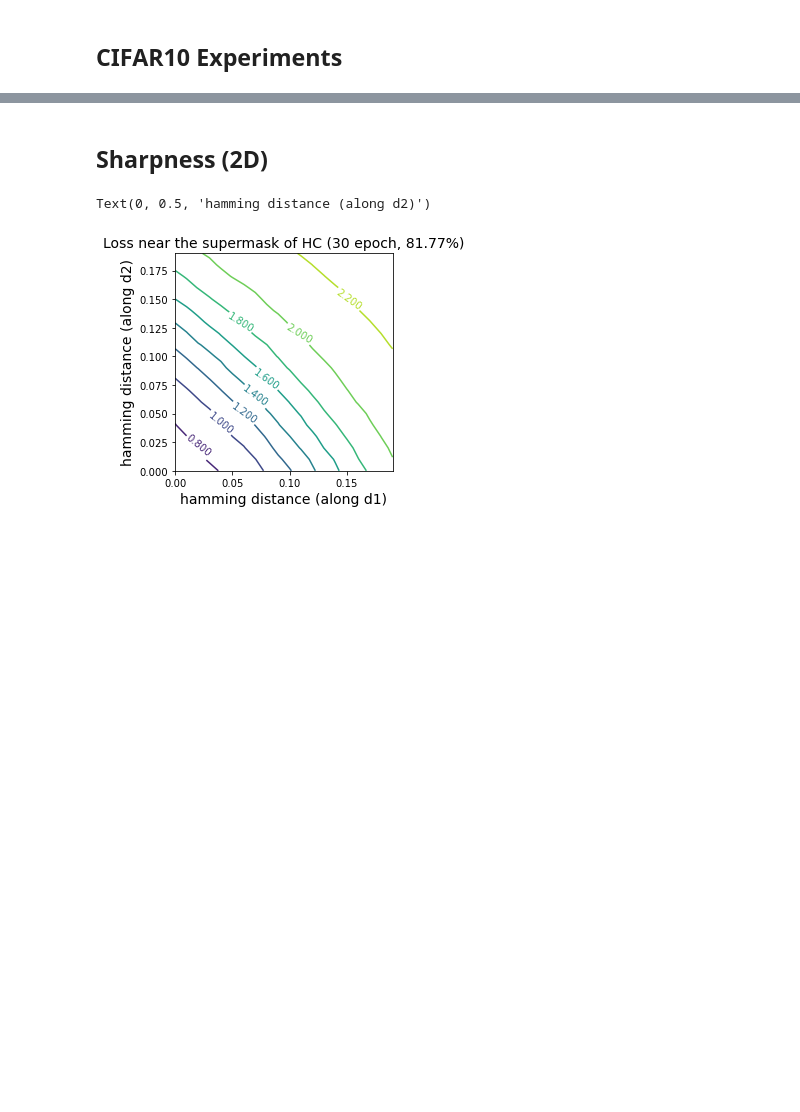
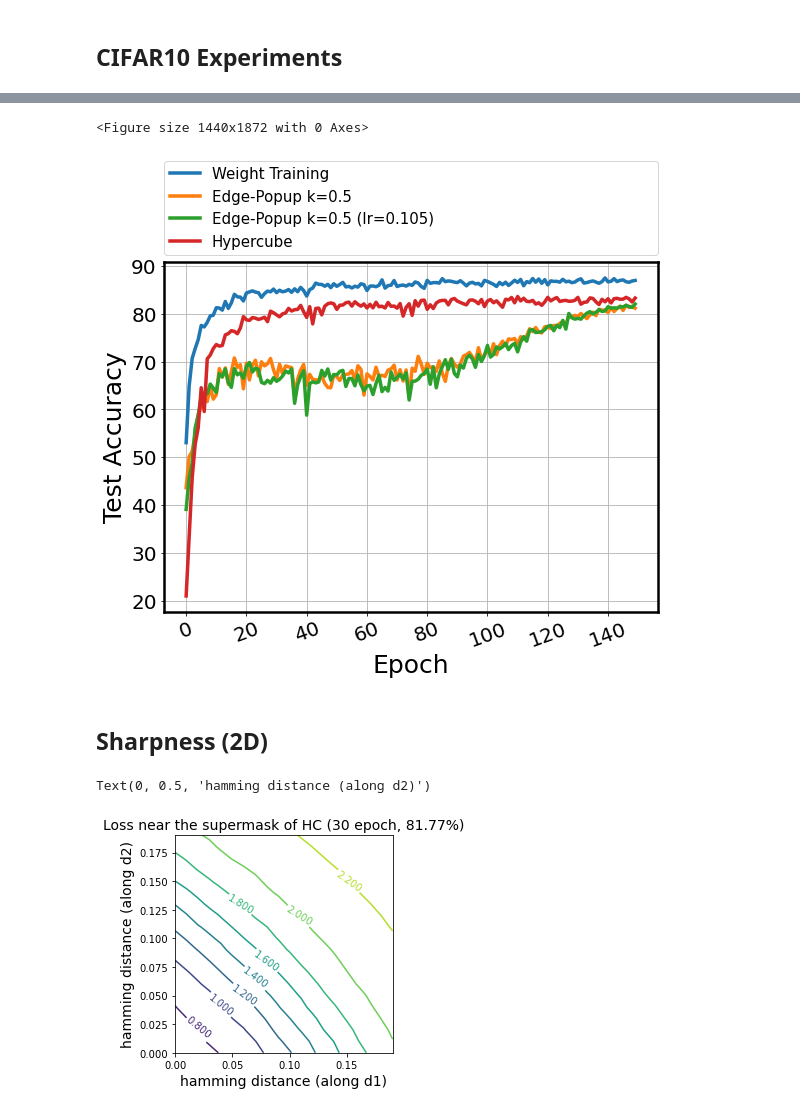
Before and after one commit to ksreenivasan/pruning_is_enough, a Jupyter notebook: plotting_things.ipynb, the cells around one changed output, grey strips where cells are left out. Saved outputs shown, nothing was run; the diff lists cells and outputs as text; code cells hidden in the pictures; blank space fills up the shorter version.

Commit message:
old plot

```diff
--- a/plotting_things.ipynb
+++ b/plotting_things.ipynb
@@ -255,7 +255,10 @@ df_weight_train = pd.read_csv("results/results_acc_weight_training_CIFAR10_train
 df_weight_train.columns = ["epoch", "test_acc", "sparsity"]
 df_ep = pd.read_csv("results/results_acc_pruning_CIFAR10_ep_sgd.csv")
 df_ep2 = pd.read_csv("results/results_acc_pruning_CIFAR10_ep_sgd_105.csv")
+df_hc = pd.read_csv("results/results_acc_pruning_CIFAR10_hc.csv")
 
-df_list = [df_weight_train, df_ep, df_ep2]
+
+
+df_list = [df_weight_train, df_ep, df_ep2, df_hc]
 
 df_ep.head() # just to make sure it looks fine
@@ -285,33 +295,39 @@ observation_window = 500
 df_weight_train[:observation_window].plot(x='epoch', y='test_acc_smooth', linestyle='-',
                               ax=ax, linewidth=3.5, color="C0", markersize=20, markevery=1,
                               label=r"Weight Training")
 
 df_ep[:observation_window].plot(x='epoch', y='test_acc_smooth', linestyle='-',
                               ax=ax, linewidth=3.5, color="C1", markersize=20, markevery=1,
                               label=r"Edge-Popup k=0.5")
 
 df_ep2[:observation_window].plot(x='epoch', y='test_acc_smooth', linestyle='-',
                               ax=ax, linewidth=3.5, color="C2", markersize=20, markevery=1,
                               label=r"Edge-Popup k=0.5 (lr=0.105)")
 
+df_hc[:observation_window].plot(x='epoch', y='test_acc_smooth', linestyle='-',
+                              ax=ax, linewidth=3.5, color="C3", markersize=20, markevery=1,
+                              label=r"Hypercube")
 
 
 plt.xlabel("Epoch",fontsize=25)
 plt.ylabel("Test Accuracy",fontsize=25)
 plt.xticks(size=20, rotation=20)
 plt.yticks(size=20)
 #plt.ylim(60, 90)
 #plt.xlim(-1, 80)
 legend_properties = {'size':15}
 ax.xaxis.get_offset_text().set_fontsize(15)
 ax.xaxis.get_offset_text().set_weight('bold')
 #ax.legend(prop=legend_properties)
 ax.legend(bbox_to_anchor=(0., 1.02, 1., .102), loc='lower left',
            ncol=1, mode="expand", borderaxespad=0., prop=legend_properties)
 #ax.legend(bbox_to_anchor=(1.05, 1), loc='upper left', borderaxespad=0., prop=legend_properties)
 plt.grid()
 plt.tight_layout()
 plt.savefig("pruning_acc_comparison_cifar10.pdf", format='pdf', dpi=600, bbox_inches='tight', pad_inches=0.05)
+# %% [output]
+<Figure size 1440x1872 with 0 Axes>
+[figure, added]
 # %% [markdown]
 ## Sharpness  (2D)
 # %%
```
Also changed, not shown: parts of 4 cells of this notebook, 1 other file.
